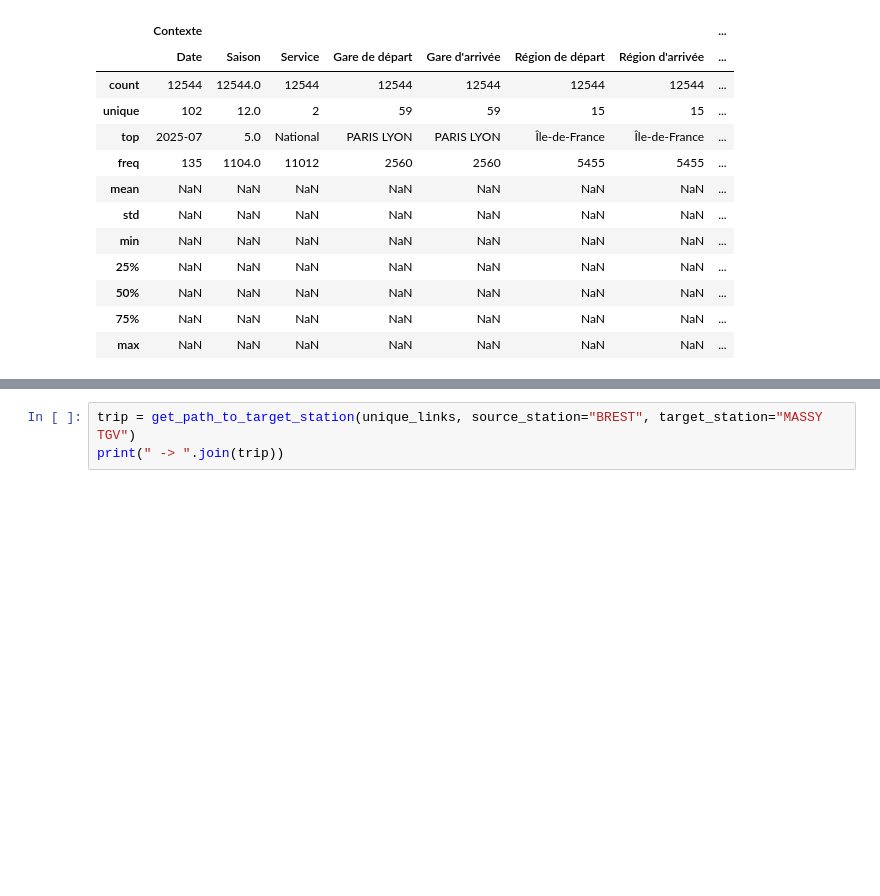
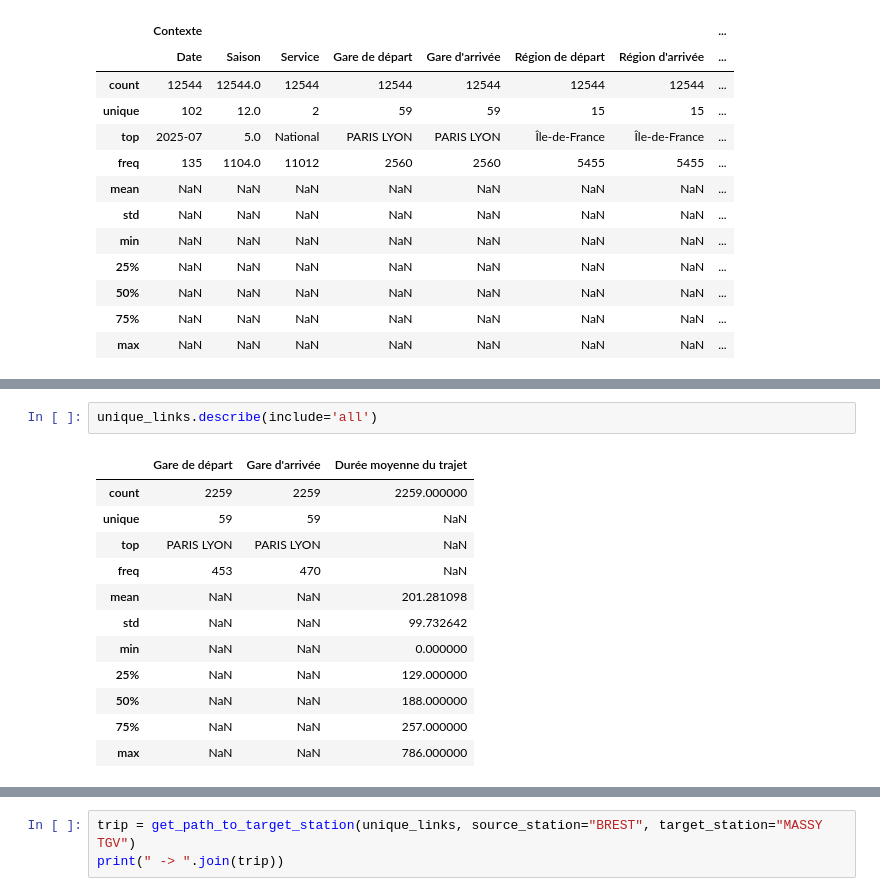
Before and after one commit to Luca-Hachani/SNCF-Project, a Jupyter notebook: poc/EDA_luca.ipynb, the cells around one changed output, grey strips where cells are left out. Drawn from its saved outputs; the diff is of its cells as text; blank space fills up the shorter version.

```diff
--- a/poc/EDA_luca.ipynb
+++ b/poc/EDA_luca.ipynb
@@ -599,0 +604,15 @@ unique_links.head()
+# %%
+unique_links.describe(include='all')
+# %% [output]
+|  | Gare de départ | Gare d'arrivée | Durée moyenne du trajet |
+| count | 2259 | 2259 | 2259.000000 |
+| unique | 59 | 59 | NaN |
+| top | PARIS LYON | PARIS LYON | NaN |
+| freq | 453 | 470 | NaN |
+| mean | NaN | NaN | 201.281098 |
+| std | NaN | NaN | 99.732642 |
+| min | NaN | NaN | 0.000000 |
+| 25% | NaN | NaN | 129.000000 |
+| 50% | NaN | NaN | 188.000000 |
+| 75% | NaN | NaN | 257.000000 |
+| max | NaN | NaN | 786.000000 |
```
Also changed, not shown: parts of 17 cells of this notebook, 3 other files.
